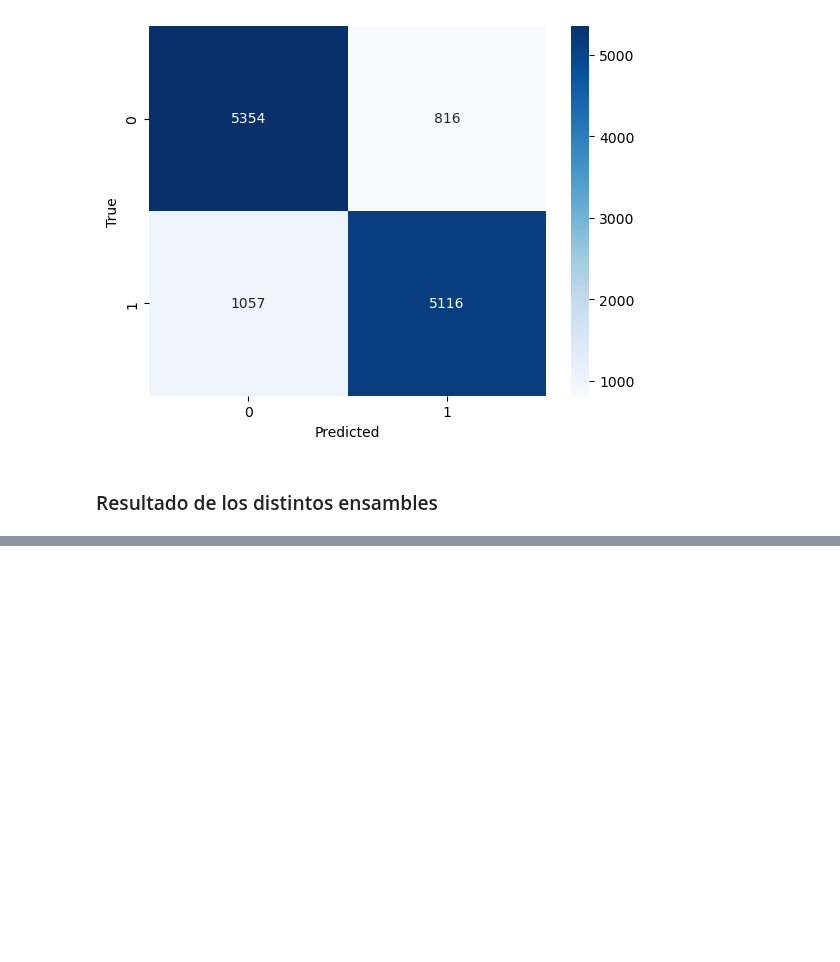
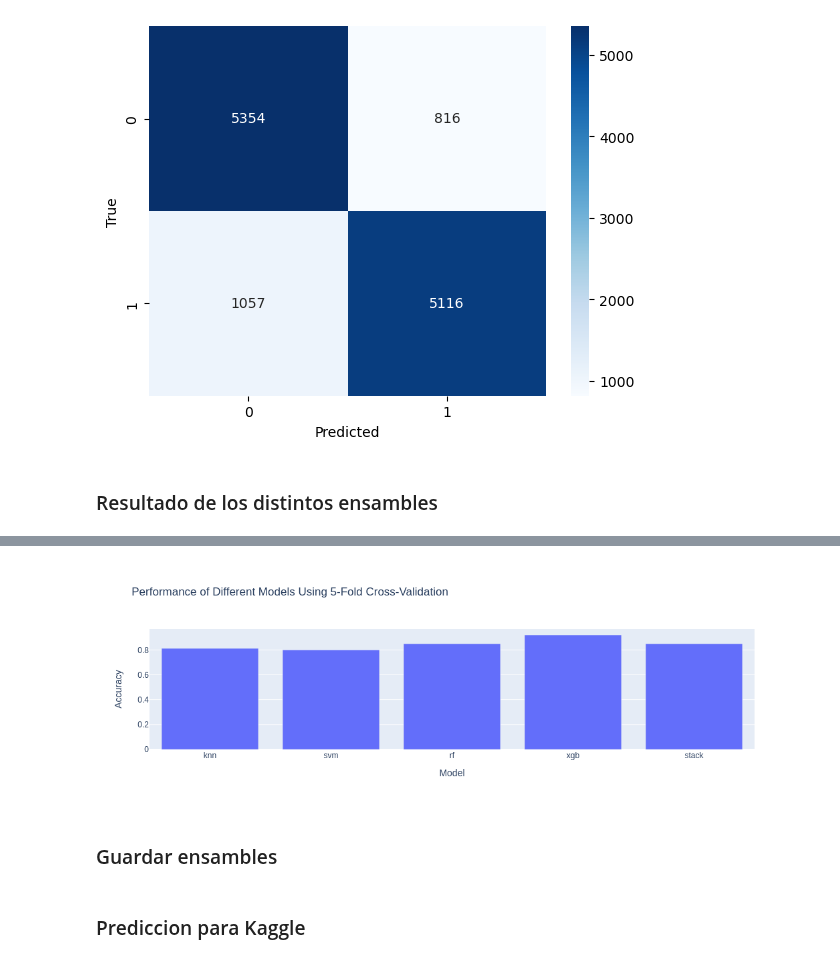
Before and after one commit to m-cabrerar/7506R-1C2023-GRUPO01, a Jupyter notebook: checkpoint 3/7506R_TP1_GRUPO01_CHP3_ENTREGA.ipynb, the cells around one changed output, grey strips where cells are left out. Saved outputs shown, nothing was run; the diff lists cells and outputs as text; code cells hidden in the pictures; blank space fills up the shorter version.

Commit message:
Added ensamble saving and Kaggle Predictions

```diff
--- a/checkpoint 3/7506R_TP1_GRUPO01_CHP3_ENTREGA.ipynb
+++ b/checkpoint 3/7506R_TP1_GRUPO01_CHP3_ENTREGA.ipynb
@@ -58,3 +61,5 @@ from sklearn import preprocessing
+# %%
+TESTING = True
 # %% [markdown]
 ### Cargado de Dataset
 # %%
@@ -128,7 +133,10 @@ x = ds[features].values
 y = ds[target].values
 
 #Separo conjunto de Train y de Test (80/20)
-x_train, x_test, y_train, y_test = train_test_split(x, y , test_size=0.20, random_state=0, stratify=ds[target])
+if TESTING: x_train, x_test, y_train, y_test = train_test_split(x, y , test_size=0.20, random_state=0, stratify=ds[target])
+else:
+    x_train = ds[features]
+    y_train = ds[target].values
 # %% [markdown]
 ### Definicion de la funcion metricas
 # %%
@@ -737,17 +736,18 @@ weighted avg       0.85      0.85      0.85     12343
 # %% [markdown]
 ### Resultado de los distintos ensambles
 # %%
-model_names = list(model_scores.keys())
-results = [model_scores[model] for model in model_names]
-fig = go.Figure(data=[
-    go.Bar(name='Scores', x=model_names, y=results)
-])
-fig.update_layout(
-    title='Performance of Different Models Using 5-Fold Cross-Validation',
-    paper_bgcolor='rgb(243, 243, 243)',
-    plot_bgcolor='rgb(243, 243, 243)',
-    xaxis_title='Model',
-    yaxis_title='Accuracy',
-    showlegend=False)
-fig.show()
+if TESTING:
+    model_names = list(model_scores.keys())
+    results = [model_scores[model] for model in model_names]
+    fig = go.Figure(data=[
+        go.Bar(name='Scores', x=model_names, y=results)
+    ])
+    fig.update_layout(
+        title='Performance of Different Models Using 5-Fold Cross-Validation',
+        paper_bgcolor='rgb(243, 243, 243)',
+        plot_bgcolor='rgb(243, 243, 243)',
+        xaxis_title='Model',
+        yaxis_title='Accuracy',
+        showlegend=False)
+    fig.show()
 # %% [output]
@@ -754,0 +754,3 @@ fig.show()
+[figure, added]
+# %% [markdown]
+### Guardar ensambles
@@ -754,0 +764,2 @@ fig.show()
+# %% [markdown]
+### Prediccion para Kaggle
```
Also changed, not shown: parts of 36 cells of this notebook, 5 other files.
